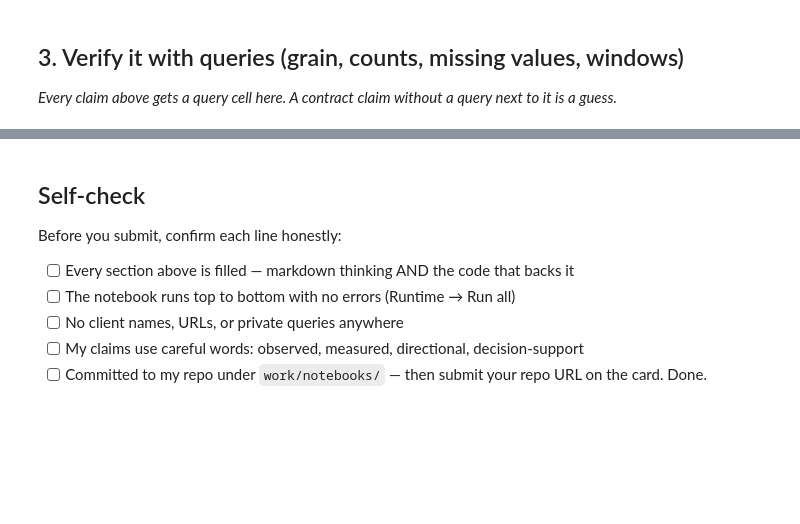
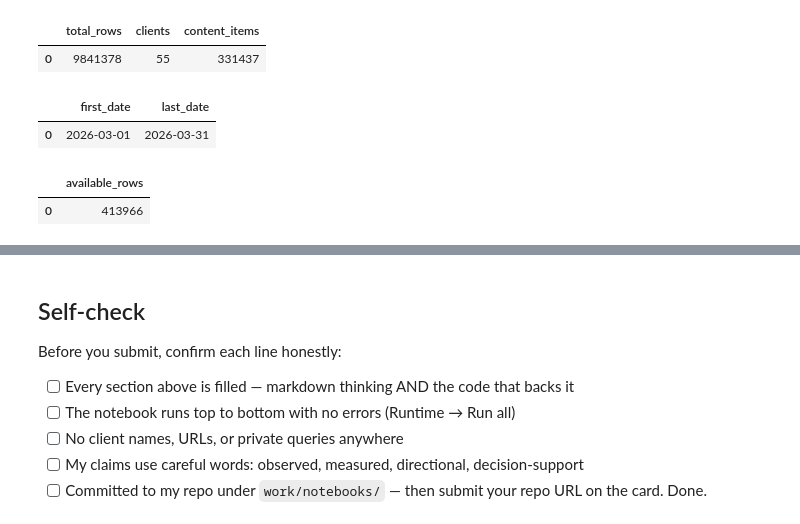
Before and after one commit to subikshasrig/FlyrankMLInternship, a Jupyter notebook: work/notebooks/w03_data_contract.ipynb, the cells around one changed output, grey strips where cells are left out. Cells and saved outputs as stored; diff of their text form; code cells hidden in the pictures; blank space fills up the shorter version.

```diff
--- a/work/notebooks/w03_data_contract.ipynb
+++ b/work/notebooks/w03_data_contract.ipynb
@@ -20,7 +156,37 @@ This skeleton is yours to fill. Work the sections **in order** — each one has
 # %%
 # This cell is for CODE (numbers, a query, a check).
 # Write your text answer in the cell ABOVE this one — typing sentences here breaks Run All.
+
+# Grain, row count, and distinct entities
+con.sql("""
+SELECT
+    COUNT(*) AS total_rows,
+    COUNT(DISTINCT client_hash_id) AS clients,
+    COUNT(DISTINCT content_hash_id) AS content_items
+FROM fact_content_daily_performance
+""").df()
+# %% [output]
+|  | total_rows | clients | content_items |
+| 0 | 9841378 | 55 | 331437 |
-# %% [markdown]
-## 3. Verify it with queries (grain, counts, missing values, windows)
-
-*Every claim above gets a query cell here. A contract claim without a query next to it is a guess.*
+# %%
+# Date Window
+con.sql("""
+SELECT
+    MIN(report_date) AS first_date,
+    MAX(report_date) AS last_date
+FROM fact_content_daily_performance
+""").df()
+# %% [output]
+|  | first_date | last_date |
+| 0 | 2026-03-01 | 2026-03-31 |
+# %%
+# Availability Check
+con.sql("""
+SELECT
+    COUNT(*) AS available_rows
+FROM fact_content_daily_performance
+WHERE ga4_data_available IS TRUE
+""").df()
+# %% [output]
+|  | available_rows |
+| 0 | 413966 |
```
Also changed, not shown: parts of 16 cells of this notebook.
